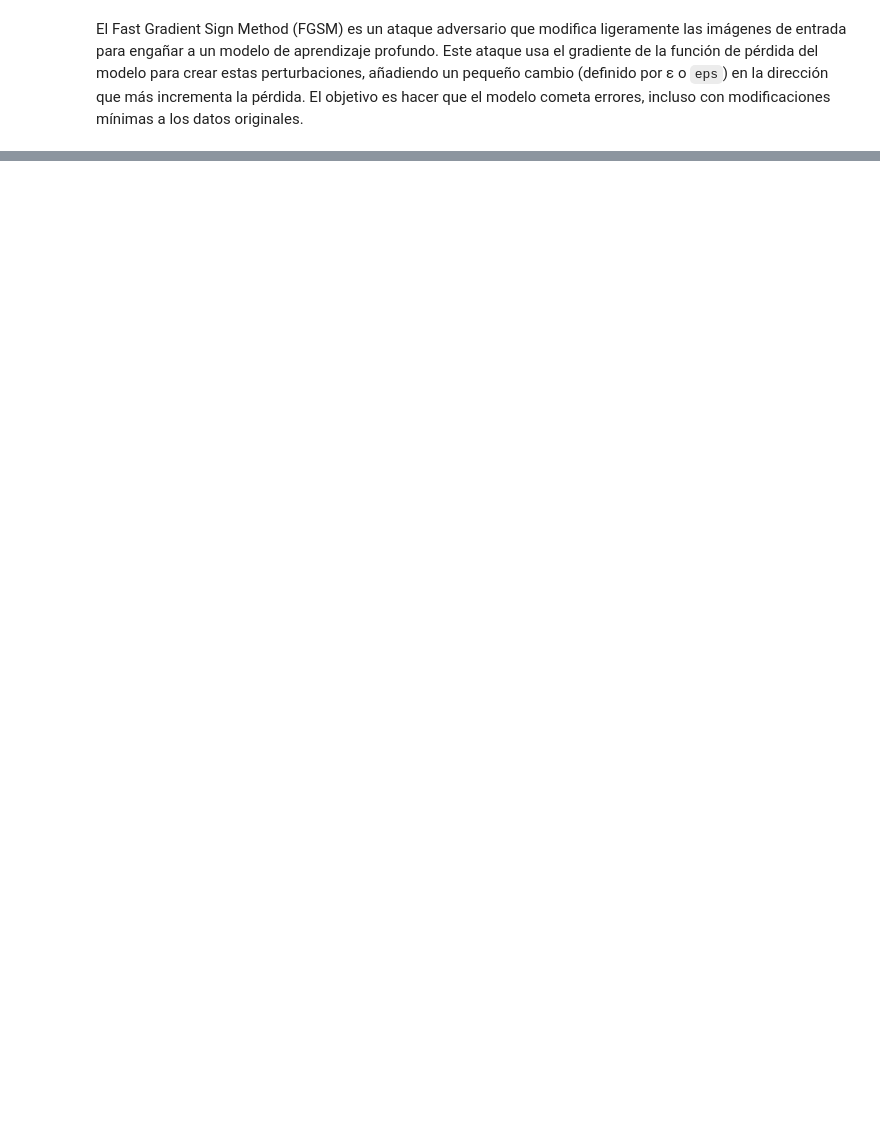
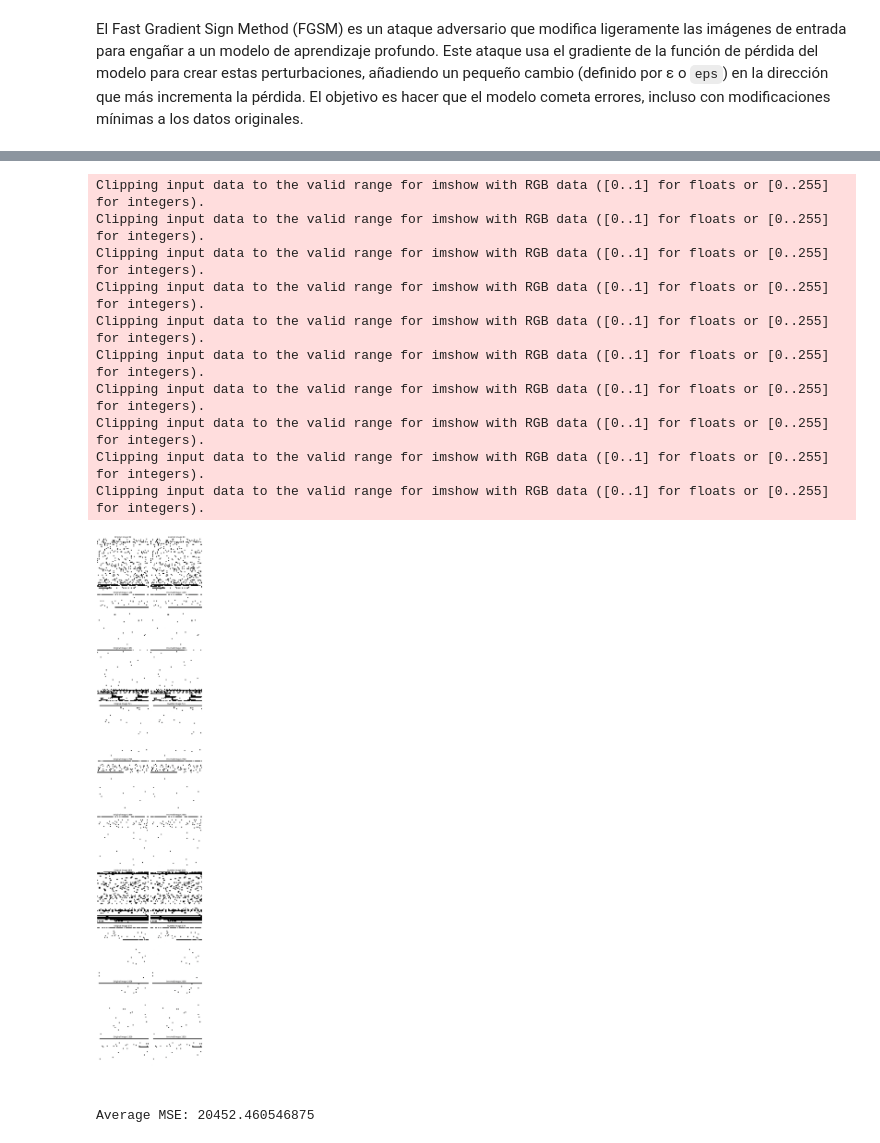
Before and after one commit to MaJu502/Laboratorio-7-Ataques-contra-modelos, a Jupyter notebook: Lab 7 modelo.ipynb, the cells around one changed output, grey strips where cells are left out. Drawn from its saved outputs; the diff is of its cells as text; code cells hidden in the pictures; blank space fills up the shorter version.

```diff
--- a/Lab 7 modelo.ipynb
+++ b/Lab 7 modelo.ipynb
@@ -327 +329,3 @@ classifier = KerasClassifier(model=model, clip_values=(0, 1), use_logits=False)
+# %%
+classifier = TensorFlowV2Classifier(model=model, nb_classes=10, input_shape=(64, 64, 3), loss_object=tf.keras.losses.CategoricalCrossentropy(), clip_values=(0, 1))
 # %% [markdown]
@@ -342,0 +354,44 @@ Accuracy on adversarial examples: 84.73%
+# %%
+attack = MIFace(classifier=classifier, max_iter=5000, threshold=1e-6)
+indices = np.random.choice(range(len(X_test)), size=10, replace=False)
+results = []
+
+for index in indices:
+    x_target = np.expand_dims(X_test[index], axis=0)
+    x_inverted = attack.infer(x_target)
+    results.append((X_test[index], x_inverted[0], index))
+
+fig, axes = plt.subplots(nrows=len(results), ncols=2, figsize=(10, 5 * len(results)))
+for i, (orig, inv, idx) in enumerate(results):
+    axes[i, 0].imshow(orig, cmap='gray')
+    axes[i, 0].set_title(f'Original Image {idx}')
+    axes[i, 0].axis('off')
+    axes[i, 1].imshow(inv, cmap='gray')
+    axes[i, 1].set_title(f'Inverted Image {idx}')
+    axes[i, 1].axis('off')
+
+plt.tight_layout()
+plt.show()
+# %% [output]
+Clipping input data to the valid range for imshow with RGB data ([0..1] for floats or [0..255] for integers).
+Clipping input data to the valid range for imshow with RGB data ([0..1] for floats or [0..255] for integers).
+Clipping input data to the valid range for imshow with RGB data ([0..1] for floats or [0..255] for integers).
+Clipping input data to the valid range for imshow with RGB data ([0..1] for floats or [0..255] for integers).
+Clipping input data to the valid range for imshow with RGB data ([0..1] for floats or [0..255] for integers).
+Clipping input data to the valid range for imshow with RGB data ([0..1] for floats or [0..255] for integers).
+Clipping input data to the valid range for imshow with RGB data ([0..1] for floats or [0..255] for integers).
+Clipping input data to the valid range for imshow with RGB data ([0..1] for floats or [0..255] for integers).
+Clipping input data to the valid range for imshow with RGB data ([0..1] for floats or [0..255] for integers).
+Clipping input data to the valid range for imshow with RGB data ([0..1] for floats or [0..255] for integers).
+[figure, added]
+# %%
+from sklearn.metrics import mean_squared_error
+
+# Calcula el MSE para cada par de imagen original y reconstruida
+mse_scores = [mean_squared_error(orig.flatten(), inv.flatten()) for orig, inv, _ in results]
+
+# Puedes calcular el promedio de MSE para tener una idea general de la eficacia del ataque
+average_mse = sum(mse_scores) / len(mse_scores)
+print(f"Average MSE: {average_mse}")
+# %% [output]
+Average MSE: 20452.460546875
```
Also changed, not shown: parts of 20 cells of this notebook, 1 other file.
